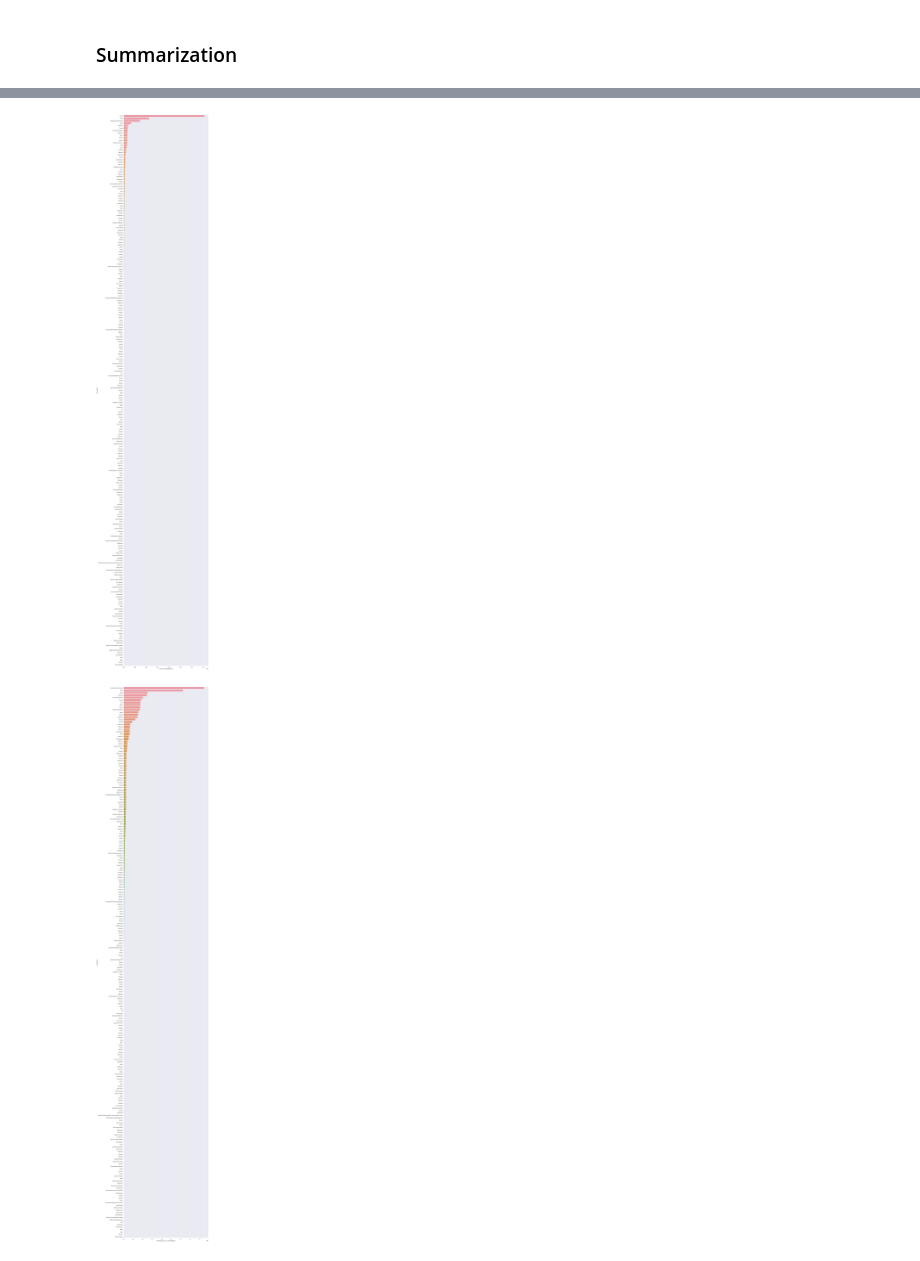
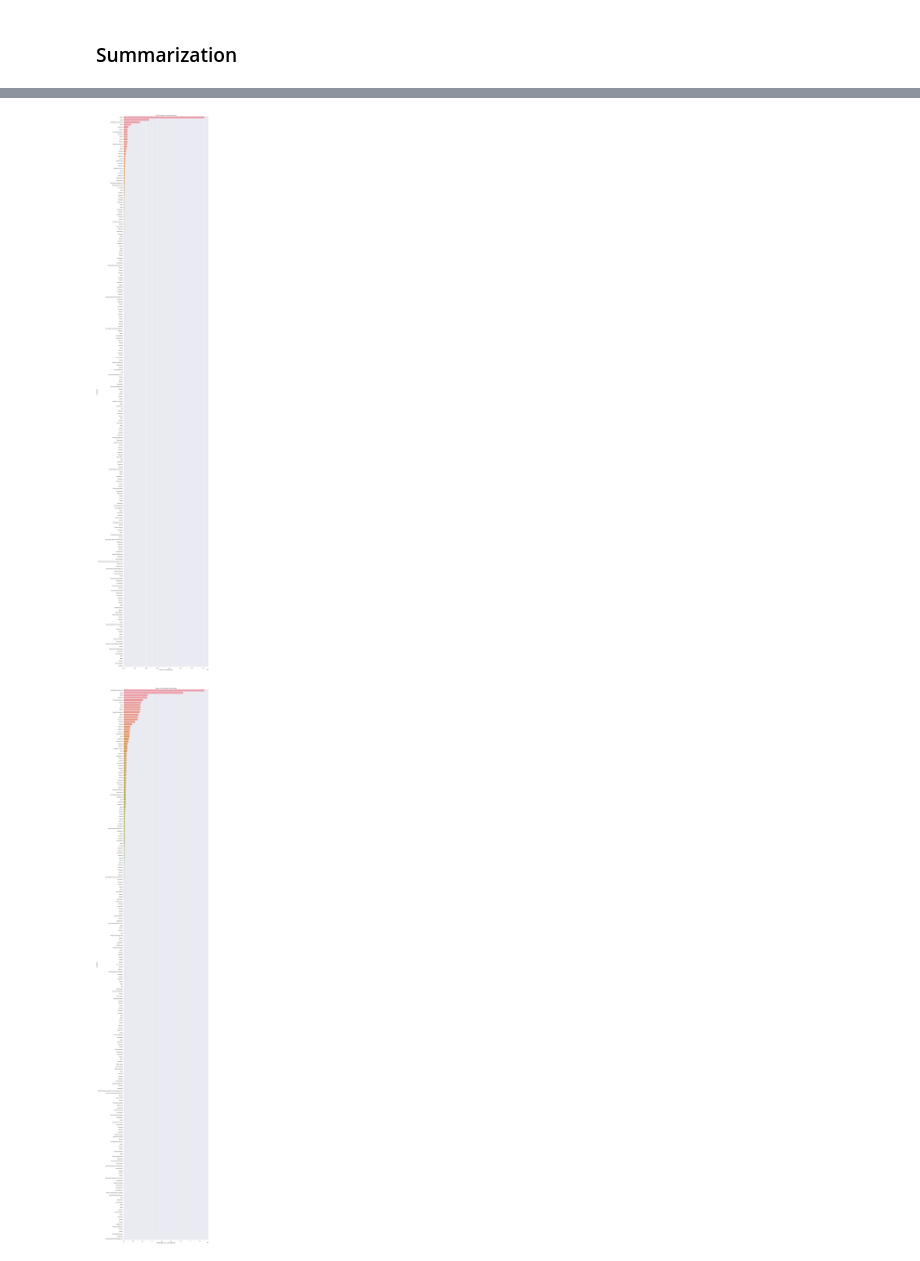
Before and after one commit to thetongs/Vaccination-Data-Analysis-Data-Visualization, a Jupyter notebook: vaccine.ipynb, the cells around one changed output, grey strips where cells are left out. Cells and saved outputs as stored; diff of their text form; code cells hidden in the pictures.

```diff
--- a/vaccine.ipynb
+++ b/vaccine.ipynb
@@ -170,16 +181,26 @@ plt.close()
 # %%
+## Lets see total vaccination count of each country
+sns.barplot(data = dataset, x = 'TOTAL_VACCINATIONS',
+            y = 'COUNTRY',
+            order = dataset.sort_values('TOTAL_VACCINATIONS', ascending = False).COUNTRY)
 
-sns.barplot(data = dataset, x = 'TOTAL_VACCINATIONS', y = 'COUNTRY', order = dataset.sort_values('TOTAL_VACCINATIONS', ascending = False).COUNTRY)
 sns.set(rc = {'figure.figsize':(15,100)})
+plt.title("Total Vaccination Count as per country")
 plt.show()
 plt.close()
 # %% [output]
-[figure, old version]
+[figure, new version]
 # %%
-sns.barplot(data = dataset, x = 'PERSONS_FULLY_VACCINATED', y = 'COUNTRY', order = dataset.sort_values('PERSONS_FULLY_VACCINATED', ascending = False).COUNTRY)
+## Person fully vaccinated count as per country
+#
+sns.barplot(data = dataset, x = 'PERSONS_FULLY_VACCINATED',
+            y = 'COUNTRY',
+            order = dataset.sort_values('PERSONS_FULLY_VACCINATED', ascending = False).COUNTRY)
+
+plt.title("Person Fully Vaccinated Count Country")
 sns.set(rc = {'figure.figsize':(15,100)})
 plt.show()
 plt.close()
 # %% [output]
-[figure, old version]
+[figure, new version]
 # %%
```
Also changed, not shown: parts of 19 cells of this notebook.
